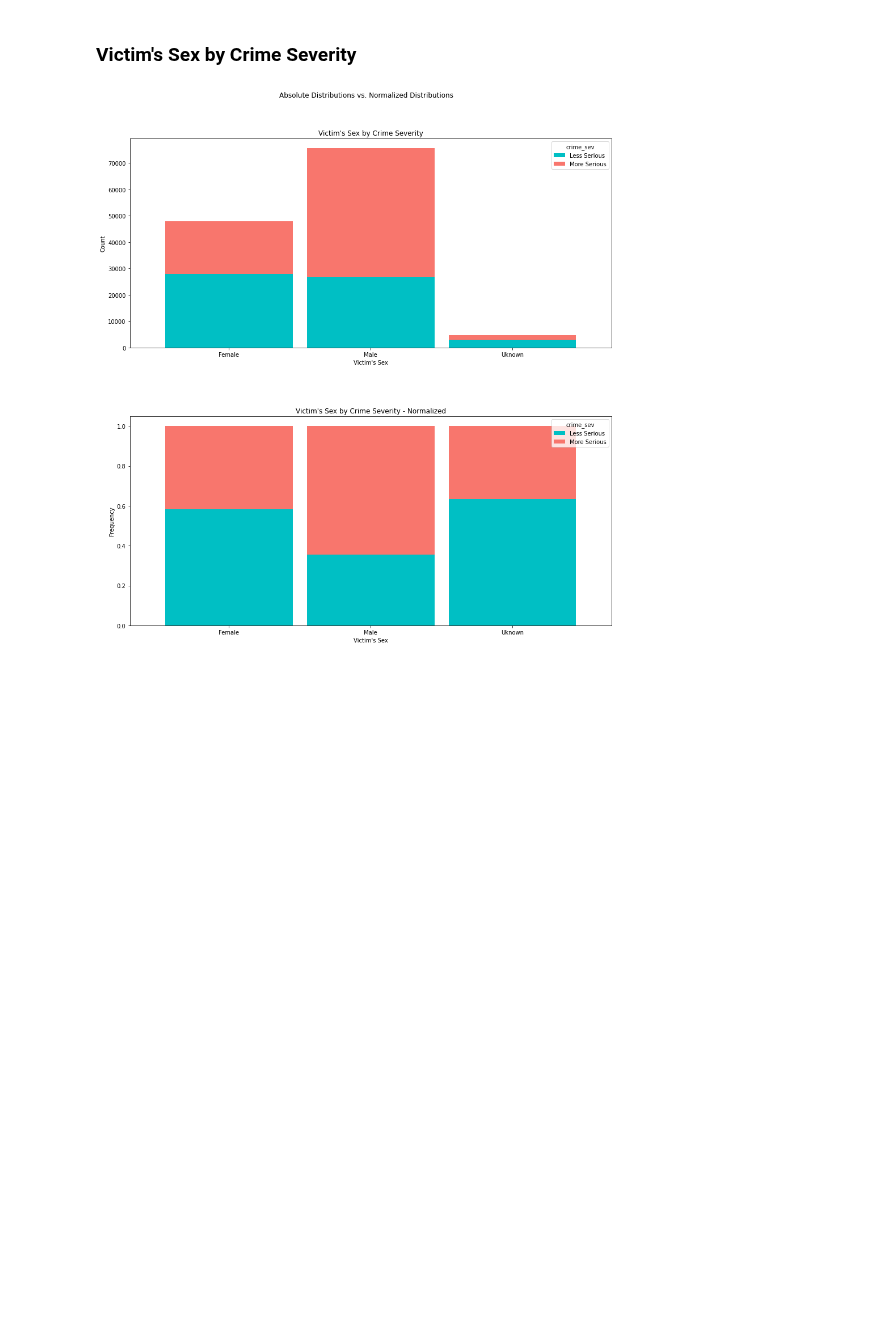
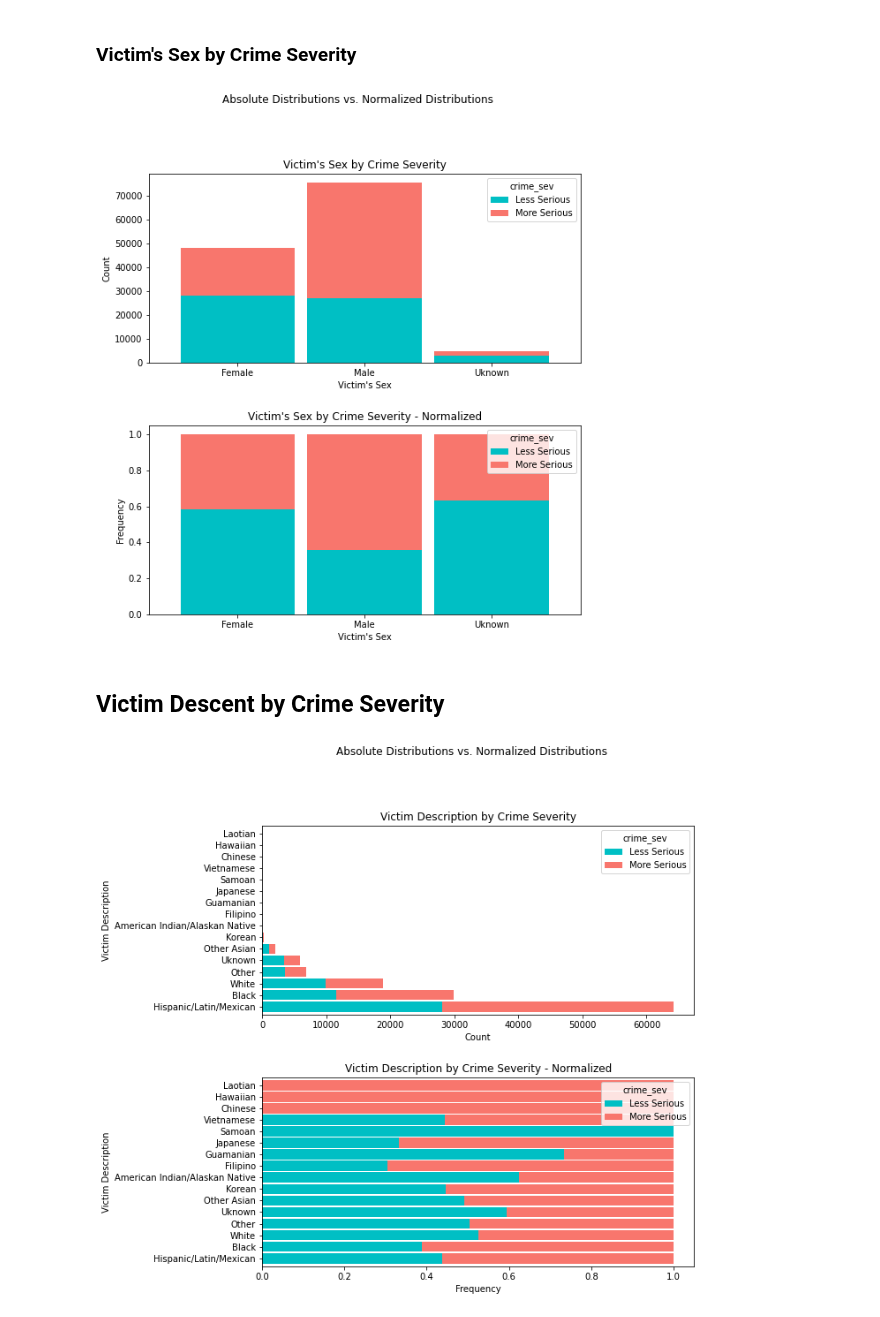
Before and after one commit to MSADS-Capstone/navigating_crime, a Jupyter notebook: Code Library/data_exploration_phase2.ipynb, the cells around one changed output. Saved outputs shown, nothing was run; the diff lists cells and outputs as text; code cells hidden in the pictures; blank space fills up the shorter version.

```diff
--- a/Code Library/data_exploration_phase2.ipynb
+++ b/Code Library/data_exploration_phase2.ipynb
@@ -292,10 +299,20 @@ plt.savefig(image_path + '/street_type_bargraph.png', bbox_inches = 'tight')
 # %% [markdown]
 ### Victim's Sex by Crime Severity
 # %%
-stacked_plot(15, 15, df_eda, 'Victim_Sex', 'crime_sev', 'Less Serious', 'bar',
-            "Victim's Sex by Crime Severity", "Victim's Sex", 0.9, 'Count',
+stacked_plot(10, 10, 10, df_eda, 'Victim_Sex', 'crime_sev', 'Less Serious', 'bar',
+             "Victim's Sex by Crime Severity", "Victim's Sex", 'Count', 0.9, 0,
              "Victim's Sex by Crime Severity - Normalized", "Victim's Sex",
-             'Frequency', 0.9)
+             'Frequency')
 plt.savefig(image_path + '/victim_sex_bargraph.png', bbox_inches = 'tight')
 # %% [output]
-[figure, old version]
+[figure, new version]
+# %% [markdown]
+## Victim Descent by Crime Severity
+# %%
+stacked_plot(10,10, 10, df_eda, 'Victim_Desc', 'crime_sev', 'Less Serious', 'barh',
+            'Victim Description by Crime Severity', 'Count', 'Victim Description',
+             0.9, 0, 'Victim Description by Crime Severity - Normalized',
+             'Frequency', 'Victim Description')
+plt.savefig(image_path + '/victim_desc_bargraph.png', bbox_inches = 'tight')
+# %% [output]
+[figure, added]
```
Also changed, not shown: parts of 14 cells of this notebook, 13 other files.
